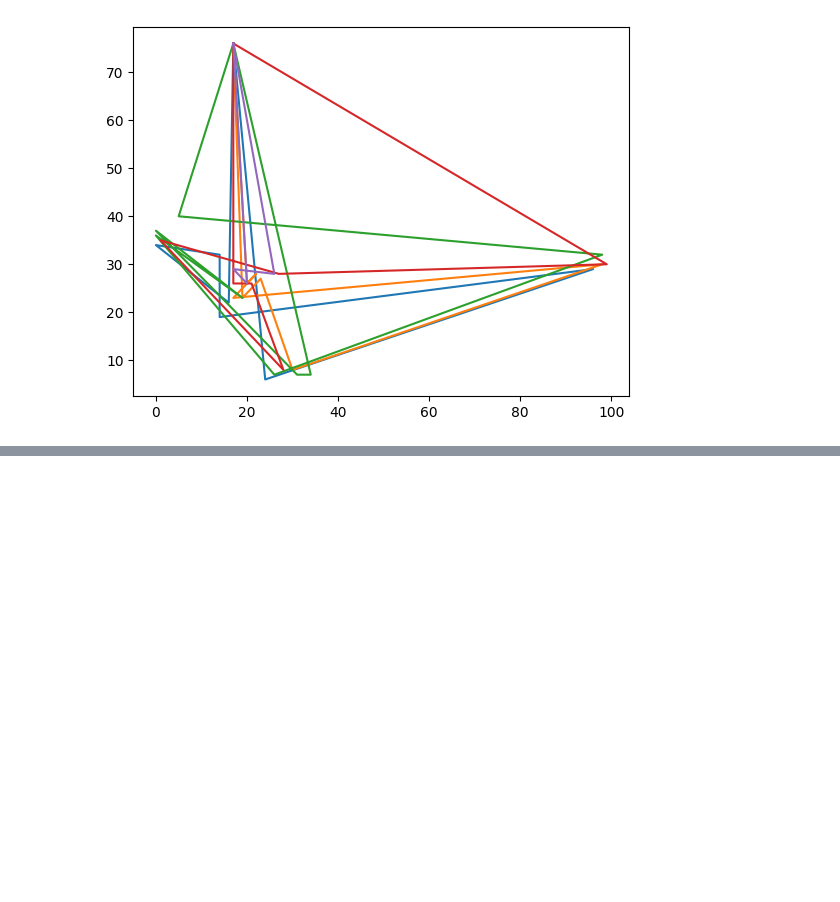
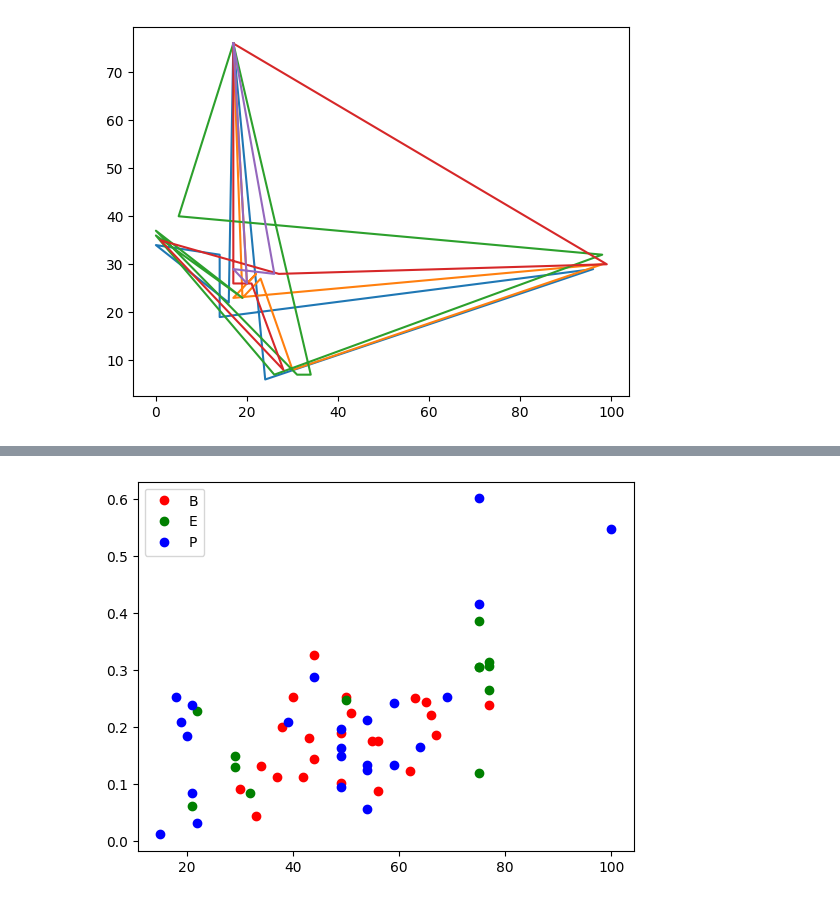
Before and after one commit to Deaacon/s, a Jupyter notebook: solution.ipynb, the cells around one changed output, grey strips where cells are left out. Cells and saved outputs as stored; diff of their text form; code cells hidden in the pictures; blank space fills up the shorter version.

```diff
--- a/solution.ipynb
+++ b/solution.ipynb
@@ -302,0 +364,12 @@ print(f"Среднее отклонение: {np.mean(deviation_list) * 100:.2f}
+# %%
+x1 = [len(y['nodes']) - 1 for y in data[:23]]
+x2 = [len(y['nodes']) - 1 for y in data[23:36]]
+x3 = [len(y['nodes']) - 1 for y in data[36:60]]
+# %%
+plt.plot(x1, deviation_list[:23], 'ro', label='B')
+plt.plot(x2, deviation_list[23:36], 'go', label='E')
+plt.plot(x3, deviation_list[36:60], 'bo', label='P')
+plt.legend()
+plt.show()
+# %% [output]
+[figure, added]
```
Also changed, not shown: parts of 6 cells of this notebook, 3 other files.
